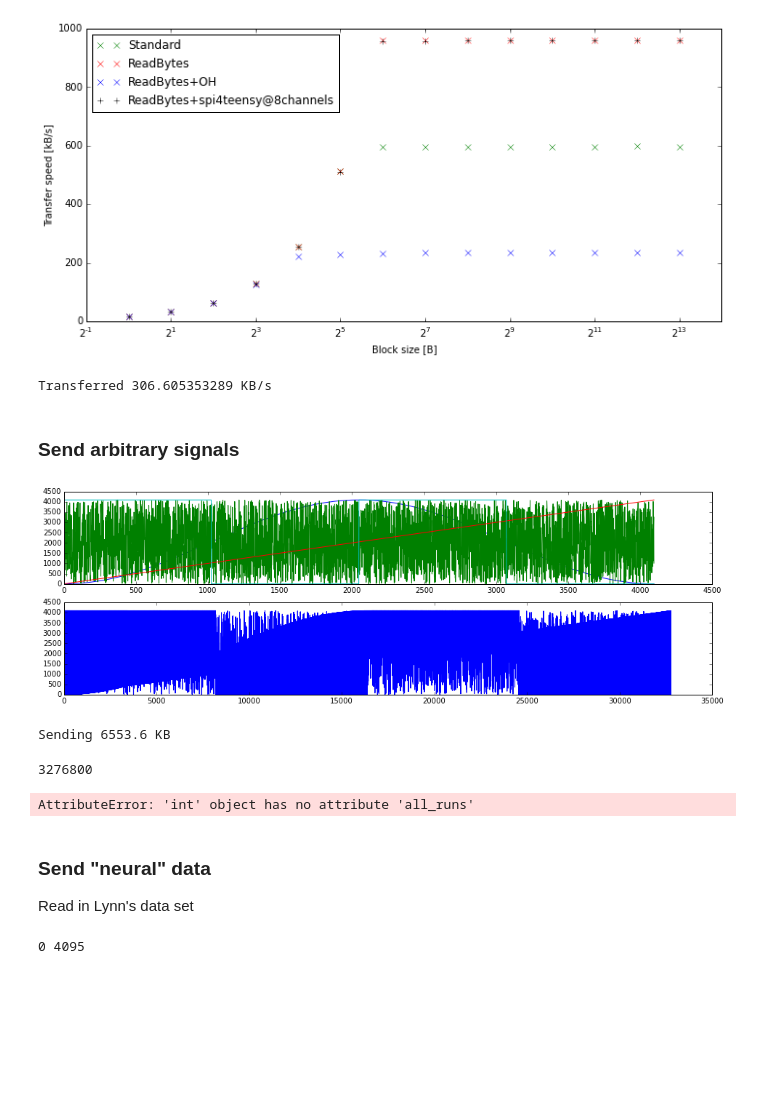
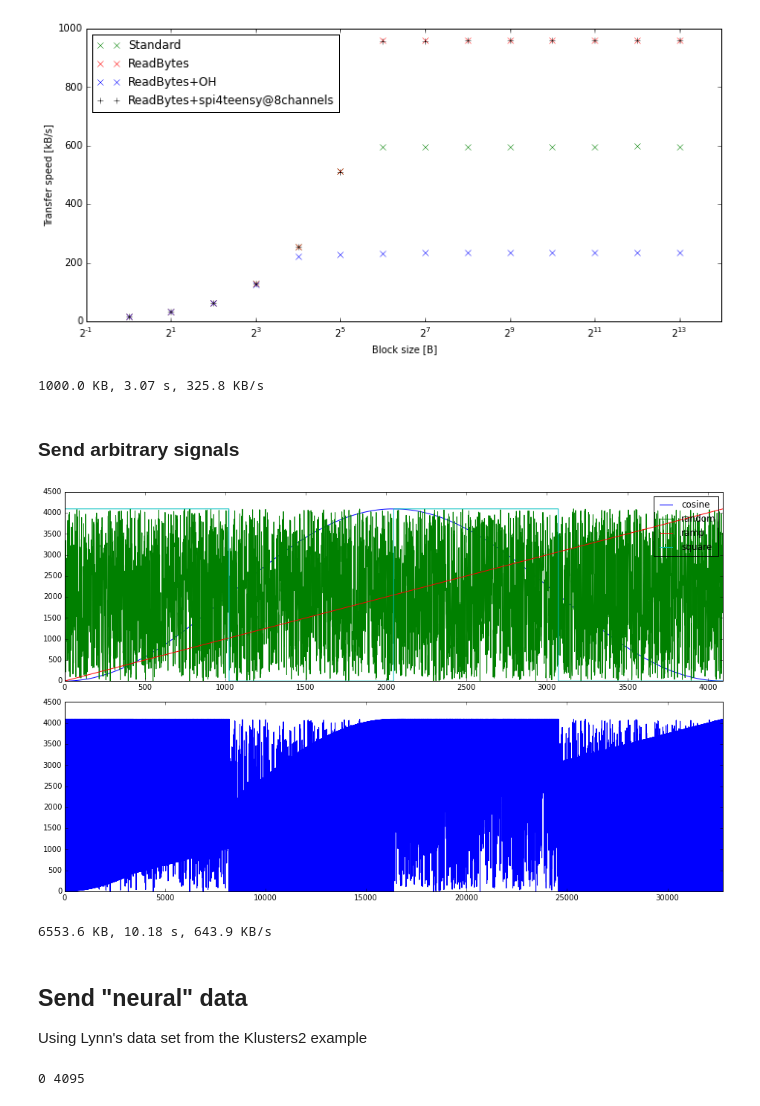
Before and after one commit to wonkoderverstaendige/RattusExMachina, a Jupyter notebook: doc/Playtesting.ipynb, the cells around one changed output. Cells and saved outputs as stored; diff of their text form; code cells hidden in the pictures; blank space fills up the shorter version.

```diff
--- a/doc/Playtesting.ipynb
+++ b/doc/Playtesting.ipynb
@@ -90,40 +90,42 @@ def transfer_test(data, dev='/dev/ttyACM0'):
 # %%
-ser = serial.Serial('/dev/ttyACM0')
-assert ser.writable()
 n = int(1e6)
-elapsed = %timeit -o -q transfer_test(ser, data=''.join([chr(i%256) for i in range(n)]))
-print "Transferred {} KB/s".format(n/1000./mean(elapsed.all_runs))
-ser.close()
+data = data=''.join([chr(i%256) for i in range(n)])
+t = %timeit -o -q transfer_test(data)
+print "{:.1f} KB, {:.2f} s, {:.1f} KB/s".format(len(data)/1000., mean(t.all_runs), len(data)/1000./mean(t.all_runs))
 # %% [output]
-Transferred 306.605353289 KB/s
+1000.0 KB, 3.07 s, 325.8 KB/s
 # %% [markdown]
 ### Send arbitrary signals
 # %%
 n_val = 4096
 max_val = 4096
 # cosines
 cosines = ((np.cos(np.linspace(-np.pi, np.pi, num=n_val))+1)*(max_val/2)).astype('uint16')
 
 # noise
 noise = (np.random.rand(n_val)*max_val).astype('uint16')
 
 # ramps
 ramps = np.linspace(0, max_val, n_val).astype('uint16')
 
 # squares
 hi = np.ones(n_val/4, dtype='uint16')*max_val-1
 lo = np.zeros_like(hi)
 squares = np.tile(np.hstack((hi, lo)), 2)
 
 # all together
 arr = np.dstack((cosines, noise, ramps, squares, \
                  cosines, noise, ramps, squares)).flatten()
-fig, axes = plt.subplots(nrows=2, ncols=1, figsize=(16, 5))
-axes[0].plot(cosines);
-axes[0].plot(noise);
-axes[0].plot(ramps);
-axes[0].plot(squares);
+fig, axes = plt.subplots(nrows=2, ncols=1, figsize=(13, 8))
+axes[0].set_xlim((0, cosines.size))
+axes[0].plot(cosines, label='cosine');
+axes[0].plot(noise, label='random');
+axes[0].plot(ramps, label='ramp');
+axes[0].plot(squares, label='square');
+axes[0].legend()
 
+axes[1].set_xlim((0, arr.size))
 axes[1].plot(arr);
+fig.tight_layout()
 # %% [output]
-[figure, old version]
+[figure, new version]
@@ -132,6 +131,0 @@ n=100
-# %%
-%timeit -o -q -n 1
-transfer_test(np.tile(arr, n))
-# %% [output]
-Sending 6553.6 KB
-3276800
@@ -140,11 +132,12 @@ res = _
 # %%
-t = mean(res.all_runs)
-print "{:.1f} KB, {:.2f} s, {:.1f} KB/s".format(arr.nbytes/1000.*n, t, arr.nbytes/1000.*n/t)
+n = 100
+t = %timeit -o -q -n 1 -r 1 tx = transfer_test(np.tile(arr, n))
+print "{:.1f} KB, {:.2f} s, {:.1f} KB/s".format(arr.nbytes/1000.*n, mean(t.all_runs), arr.nbytes/1000.*n/mean(t.all_runs))
 # %% [output]
-AttributeError: 'int' object has no attribute 'all_runs'
+6553.6 KB, 10.18 s, 643.9 KB/s
 # %% [markdown]
-### Send "neural" data
+## Send "neural" data
 
-Read in Lynn's data set
+Using Lynn's data set from the Klusters2 example
 # %%
 data_path = "../data/lynn/lynn.dat"
```
Also changed, not shown: parts of 12 cells of this notebook.
